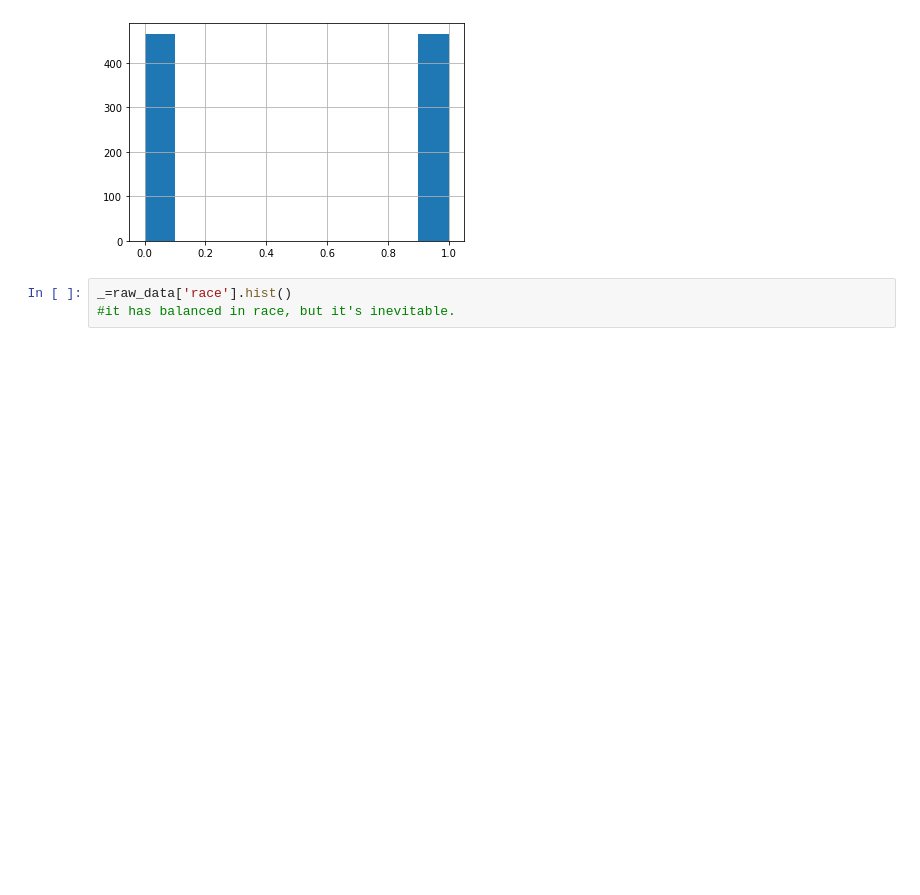
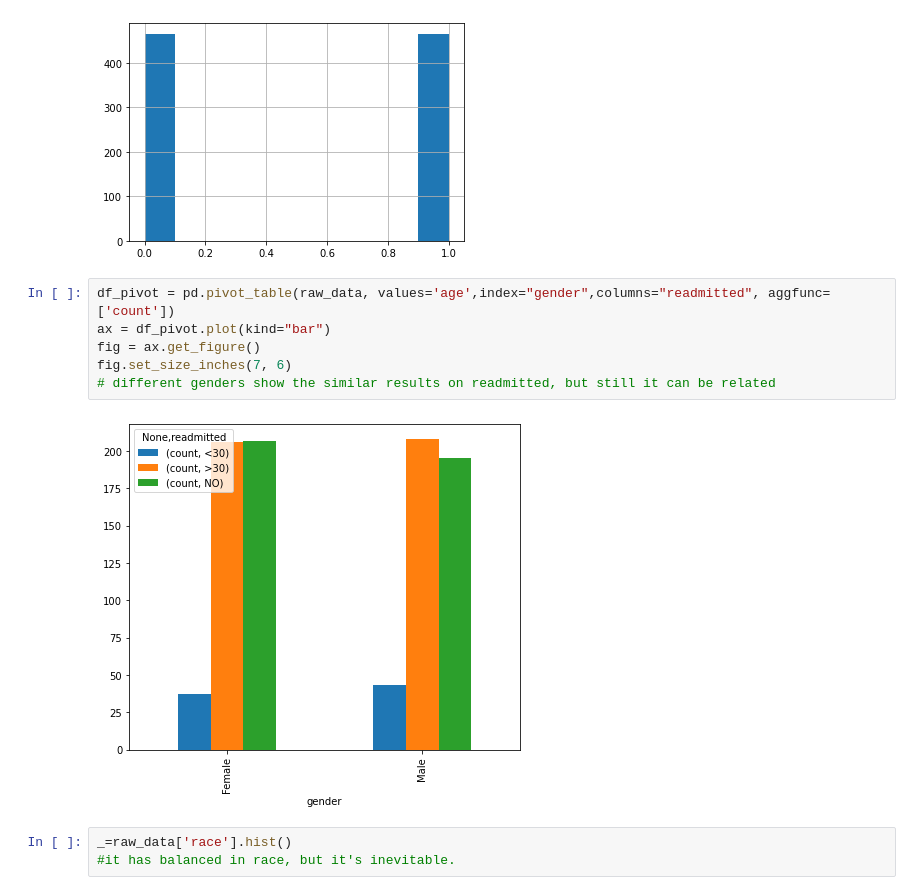
Before and after one commit to Orlse/unit-4-challenge, a Jupyter notebook: capstone/EDA.ipynb, the cells around one changed output. Saved outputs shown, nothing was run; the diff lists cells and outputs as text; blank space fills up the shorter version.

```diff
--- a/capstone/EDA.ipynb
+++ b/capstone/EDA.ipynb
@@ -69,6 +80,14 @@ _=raw_data['readmitted'].hist(bins=3)
 _=raw_data['gender'].hist()
 # %% [output]
 [figure]
+# %%
+df_pivot = pd.pivot_table(raw_data, values='age',index="gender",columns="readmitted", aggfunc=['count'])
+ax = df_pivot.plot(kind="bar")
+fig = ax.get_figure()
+fig.set_size_inches(7, 6)
+# different genders show the similar results on readmitted, but still it can be related
+# %% [output]
+[figure, added]
 # %%
 _=raw_data['race'].hist()
 #it has balanced in race, but it's inevitable.
```
Also changed, not shown: parts of 56 cells of this notebook.
